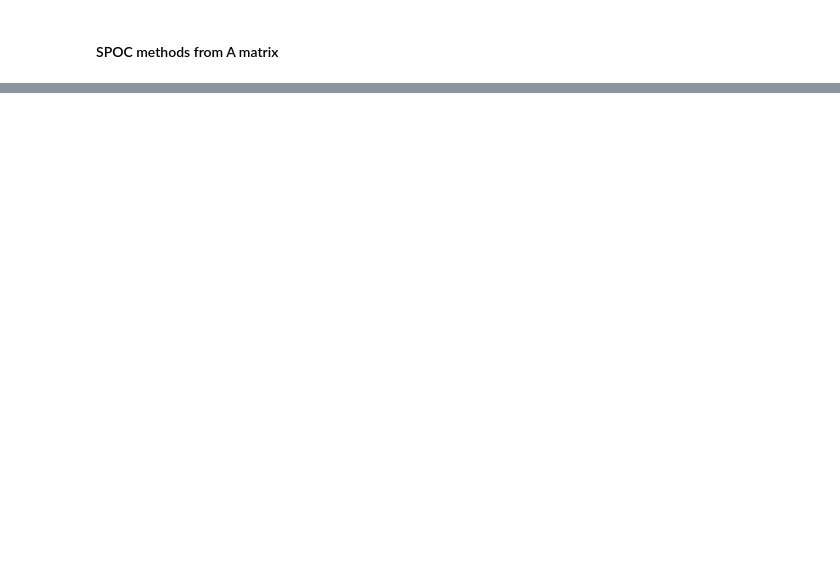
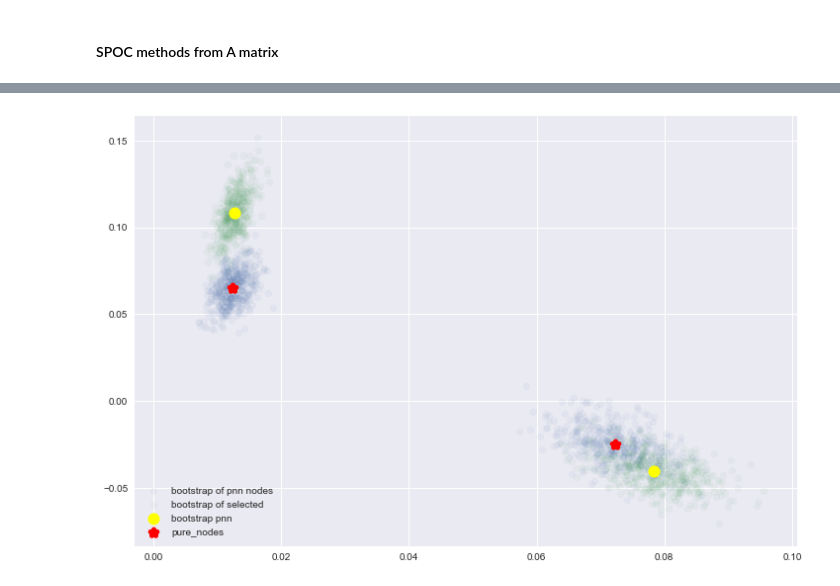
Before and after one commit to stat-ml/SPOC, a Jupyter notebook: Toy_example.ipynb, the cells around one changed output, grey strips where cells are left out. Cells and saved outputs as stored; diff of their text form; code cells hidden in the pictures; blank space fills up the shorter version.

```diff
--- a/Toy_example.ipynb
+++ b/Toy_example.ipynb
@@ -77,0 +107,18 @@ B relative error  0.189661035909
+# %%
+indices_pnn = pn.index
+indices_bootstrap = bootstrap_SPOC.index
+
+plt.figure(figsize=(12, 8))
+plt.scatter(repeats[:, indices_pnn, 0], repeats[:, indices_pnn, 1], label="bootstrap of pnn nodes", \
+           linewidths=0.1, alpha=0.05)
+plt.scatter(repeats[:, indices_bootstrap, 0], repeats[:, indices_bootstrap, 1], \
+            label="bootstrap of selected", linewidths=0.1, alpha=0.05)
+
+plt.scatter(bootstrap_SPOC.U_0, bootstrap_SPOC.U_1, label="bootstrap pnn", c="yellow", linewidths=5)
+plt.scatter(pn.U_0, pn.U_1, label="pure_nodes", linewidths=5, c="red", marker="*")
+
+plt.legend(loc="lower left")
+plt.grid(0.2)
+plt.savefig("plot_bootstrap_nodes.png")
+# %% [output]
+[figure, added]
```
Also changed, not shown: parts of 13 cells of this notebook, 3 other files.
